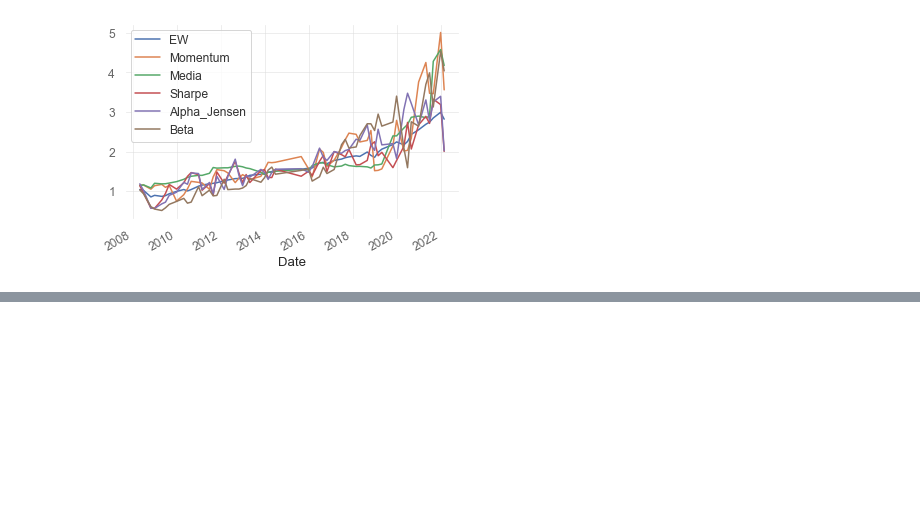
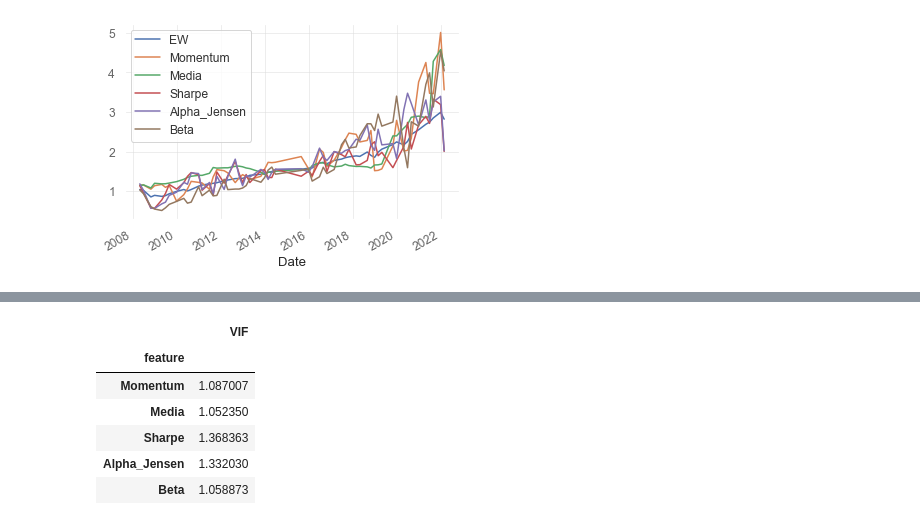
Before and after one commit to NicoGuillen/Backtest, a Jupyter notebook: Quant_Features.ipynb, the cells around one changed output, grey strips where cells are left out. Cells and saved outputs as stored; diff of their text form; code cells hidden in the pictures; blank space fills up the shorter version.

```diff
--- a/Quant_Features.ipynb
+++ b/Quant_Features.ipynb
@@ -2346,0 +2434,14 @@ indexes_precio.plot()
+# %%
+VIF = [variance_inflation_factor(features_fiv.values, i) for i in range(len(features_fiv.columns))]
+# %%
+VIF_df = pd.DataFrame(zip(cols, VIF), columns=['feature', 'VIF']).set_index('feature')
+# %%
+VIF_df
+# %% [output]
+|  | VIF |
+| feature |  |
+| Momentum | 1.087007 |
+| Media | 1.052350 |
+| Sharpe | 1.368363 |
+| Alpha_Jensen | 1.332030 |
+| Beta | 1.058873 |
```
Also changed, not shown: parts of 22 cells of this notebook, 2 other files.
